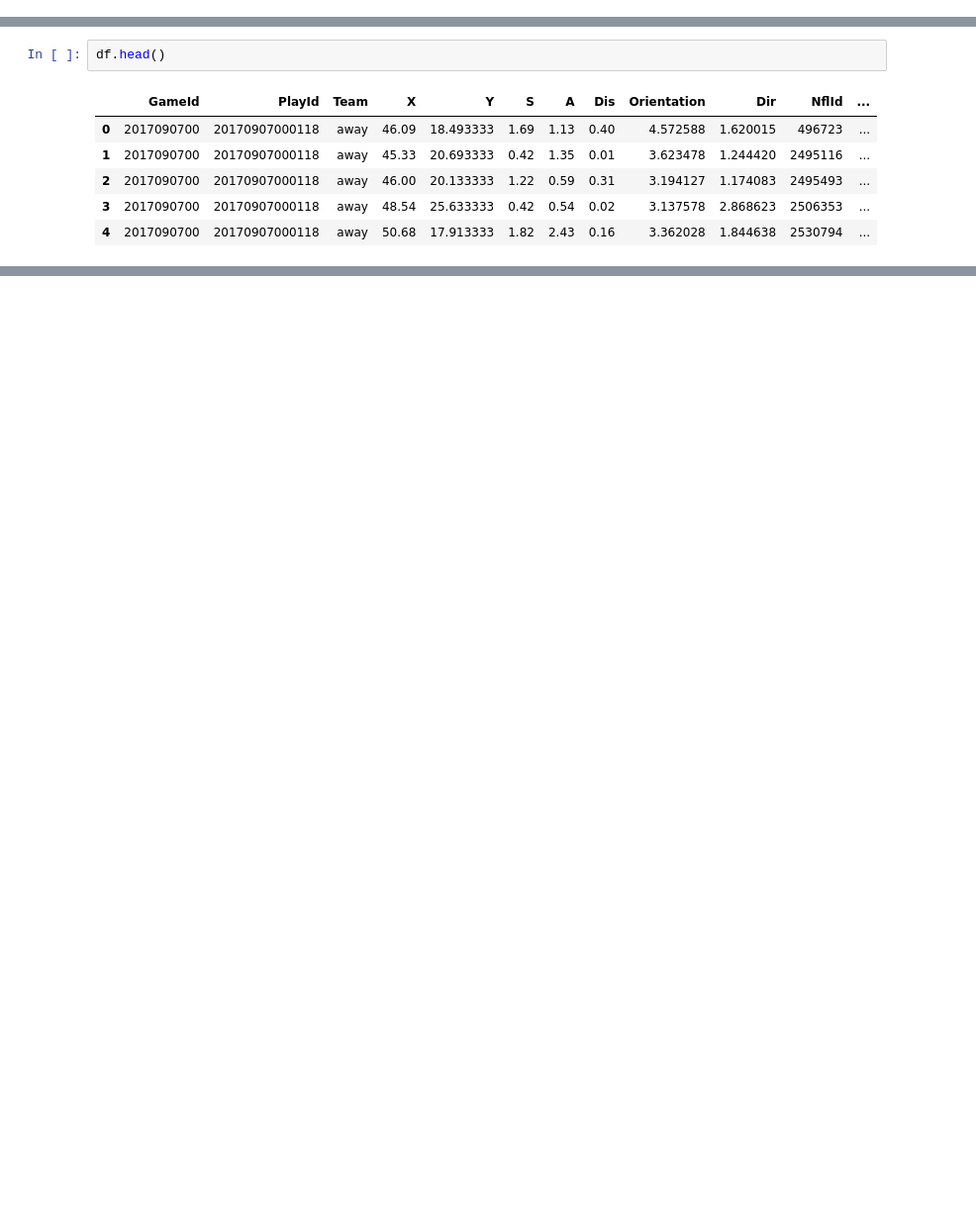
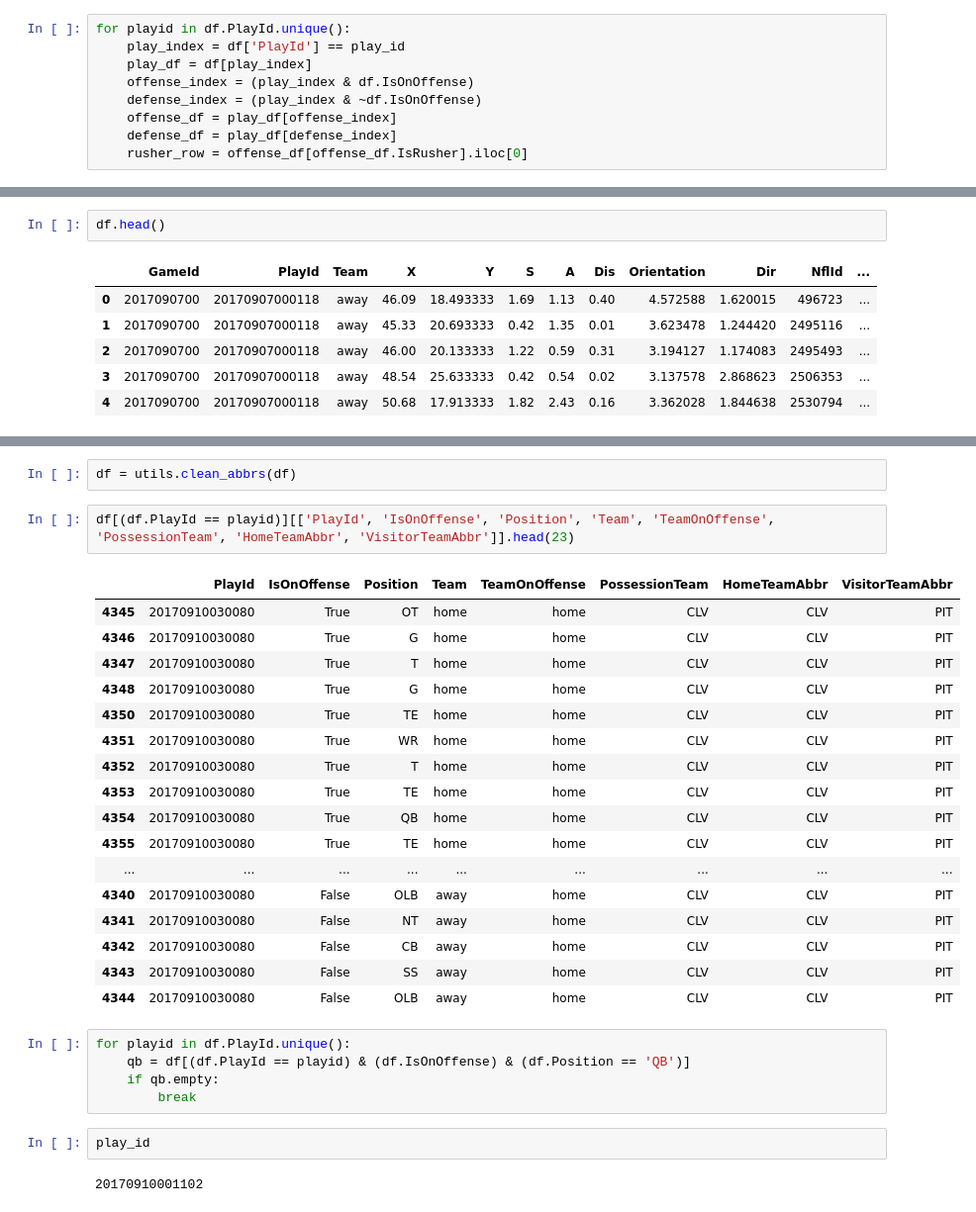
Before and after one commit to btseytlin/NFL-BIg-Data-Kaggle, a Jupyter notebook: pipeline_preprocess.ipynb, the cells around one changed output, grey strips where cells are left out. Shown at 99% size. Drawn from its saved outputs; the diff is of its cells as text; blank space fills up the shorter version.

```diff
--- a/pipeline_preprocess.ipynb
+++ b/pipeline_preprocess.ipynb
@@ -305,0 +424,9 @@ See the caveats in the documentation: http://pandas.pydata.org/pandas-docs/stabl
+# %%
+for playid in df.PlayId.unique():
+    play_index = df['PlayId'] == play_id
+    play_df = df[play_index]
+    offense_index = (play_index & df.IsOnOffense)
+    defense_index = (play_index & ~df.IsOnOffense)
+    offense_df = play_df[offense_index]
+    defense_df = play_df[defense_index]
+    rusher_row = offense_df[offense_df.IsRusher].iloc[0]
@@ -343,0 +470,31 @@ y_train = utils.make_y(X_train, df)
+# %%
+df = utils.clean_abbrs(df)
+# %%
+df[(df.PlayId == playid)][['PlayId', 'IsOnOffense', 'Position', 'Team', 'TeamOnOffense', 'PossessionTeam', 'HomeTeamAbbr', 'VisitorTeamAbbr']].head(23)
+# %% [output]
+|  | PlayId | IsOnOffense | Position | Team | TeamOnOffense | PossessionTeam | HomeTeamAbbr | VisitorTeamAbbr |
+| 4345 | 20170910030080 | True | OT | home | home | CLV | CLV | PIT |
+| 4346 | 20170910030080 | True | G | home | home | CLV | CLV | PIT |
+| 4347 | 20170910030080 | True | T | home | home | CLV | CLV | PIT |
+| 4348 | 20170910030080 | True | G | home | home | CLV | CLV | PIT |
+| 4350 | 20170910030080 | True | TE | home | home | CLV | CLV | PIT |
+| 4351 | 20170910030080 | True | WR | home | home | CLV | CLV | PIT |
+| 4352 | 20170910030080 | True | T | home | home | CLV | CLV | PIT |
+| 4353 | 20170910030080 | True | TE | home | home | CLV | CLV | PIT |
+| 4354 | 20170910030080 | True | QB | home | home | CLV | CLV | PIT |
+| 4355 | 20170910030080 | True | TE | home | home | CLV | CLV | PIT |
+| ... | ... | ... | ... | ... | ... | ... | ... | ... |
+| 4340 | 20170910030080 | False | OLB | away | home | CLV | CLV | PIT |
+| 4341 | 20170910030080 | False | NT | away | home | CLV | CLV | PIT |
+| 4342 | 20170910030080 | False | CB | away | home | CLV | CLV | PIT |
+| 4343 | 20170910030080 | False | SS | away | home | CLV | CLV | PIT |
+| 4344 | 20170910030080 | False | OLB | away | home | CLV | CLV | PIT |
+# %%
+for playid in df.PlayId.unique():
+    qb = df[(df.PlayId == playid) & (df.IsOnOffense) & (df.Position == 'QB')]
+    if qb.empty:
+        break
+# %%
+play_id
+# %% [output]
+20170910001102
```
Also changed, not shown: parts of 28 cells of this notebook, 1 other file.
